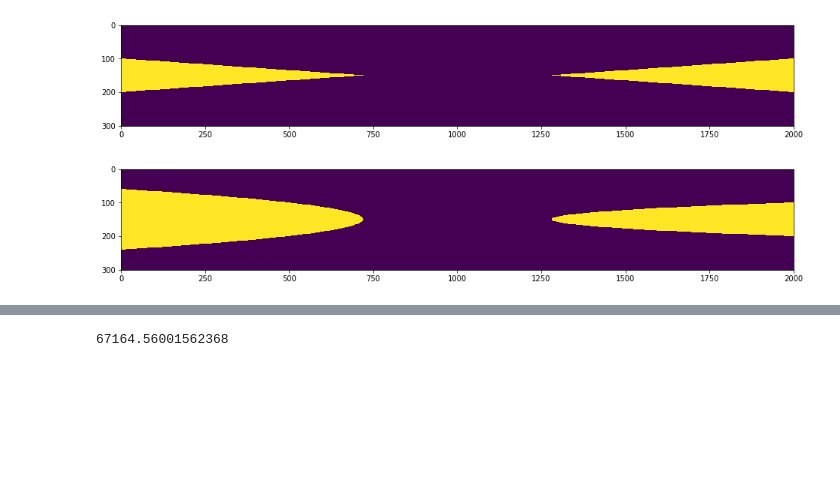
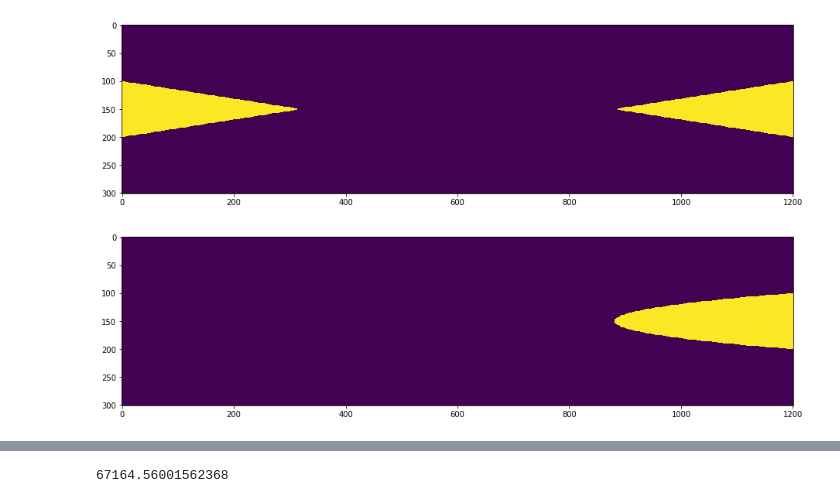
Before and after one commit to QITI/Needle_electrodes_for_ion_traps, a Jupyter notebook: data_analysis/needle_potential_simulation .ipynb, the cells around one changed output, grey strips where cells are left out. Cells and saved outputs as stored; diff of their text form; code cells hidden in the pictures; blank space fills up the shorter version.

```diff
--- a/data_analysis/needle_potential_simulation .ipynb
+++ b/data_analysis/needle_potential_simulation .ipynb
@@ -7,5 +8,5 @@ from scipy.optimize import curve_fit
 # %%
-xlen = 5 #mm
+xlen = 3 #mm
 ylen = 0.75 #mm
 step = 5*10**(-3)
 needle_spacing  = 2.8 # mm
@@ -22,20 +23,14 @@ def R_cones(z,needle_spacing,diameter):
         return 0.5 * diameter/(xlen - z_0) * (np.abs(z) - z_0)
 
 def R_parabolic(z,needle_spacing,diameter):
+    '''
+    diameter: the diameter of the needle at the end of the z_value'''
     z_0 = needle_spacing * 0.5
     if np.abs(z) < z_0 :
         return 0
     if np.abs(z) >= z_0 :
         return 0.5 * diameter/((xlen - z_0)**0.5) * (np.abs(z)-z_0)**0.5
-
-def R_rods(z,needle_spacing,diameter):
-    z_0 = needle_spacing * 0.5
-    if np.abs(z) < z_0 :
-        return 0
-    if np.abs(z) >= z_0 :
-        return 0.5 * diameter
 # %%
-@jit
 def draw_cones(X,Y,needle_spacing,diameter):
     cones = np.zeros(X.shape)
     for i in range(X.shape[0]):
@@ -44,12 +39,21 @@ def draw_cones(X,Y,needle_spacing,diameter):
                 cones[i,j] = 1
     return cones
 
-@jit
+
 def draw_parabolic(X,Y,needle_spacing,diameter):
     cones = np.zeros(X.shape)
     for i in range(X.shape[0]):
         for j in range(X.shape[1]):
             if (np.abs(X[i,j]) > (needle_spacing*0.5)) & (np.abs(Y[i,j]) <= np.abs(R_parabolic(X[i,j],needle_spacing,diameter))) :
+                cones[i,j] = 1
+    return cones
+
+def draw_parabolic_single(X,Y,needle_spacing,diameter):
+
+    cones = np.zeros(X.shape)
+    for i in range(X.shape[0]):
+        for j in range(X.shape[1]):
+            if (X[i,j] > (needle_spacing*0.5)) & (np.abs(Y[i,j]) <= np.abs(R_parabolic(X[i,j],needle_spacing,diameter))) :
                 cones[i,j] = 1
     return cones
 
@@ -64,15 +68,6 @@ def draw_parabolic_asym(X,Y,needle_spacing,diameter,asym_factor):
                 if (np.abs(X[i,j]) > (needle_spacing*0.5)) & (np.abs(Y[i,j]) <= np.abs(R_parabolic(X[i,j],needle_spacing,diameter+asym_factor))) :
                     cones[i,j] = 1
     return cones
-
-@jit
-def draw_rods(X,Y,needle_spacing,diameter):
-    cones = np.zeros(X.shape)
-    for i in range(X.shape[0]):
-        for j in range(X.shape[1]):
-            if (np.abs(X[i,j]) > (needle_spacing*0.5)) & (np.abs(Y[i,j]) <= np.abs(R_rods(X[i,j],needle_spacing,diameter))) :
-                cones[i,j] = 1
-    return cones
 # %%
 needle_cone_1 = draw_cones(X,Y,needle_spacing,diameter)
 fig = plt.figure(figsize = (16,4))
@@ -80,13 +75,13 @@ ax1 = fig.add_subplot(111)
 ax1.imshow(needle_cone_1)
 plt.show()
 # %% [output]
-[figure, old version]
+[figure, new version]
 # %%
 %%time
-needle_parabolic_asym = draw_parabolic_asym(X,Y,needle_spacing,diameter,0.4)
+needle_parabolic_asym = draw_parabolic_single(X,Y,needle_spacing,diameter)
 fig = plt.figure(figsize = (16,4))
 ax1 = fig.add_subplot(111)
 ax1.imshow(needle_parabolic_asym)
 plt.show()
 # %% [output]
-[figure, old version]
+[figure, new version]
```
Also changed, not shown: parts of 48 cells of this notebook, 18 other files.
